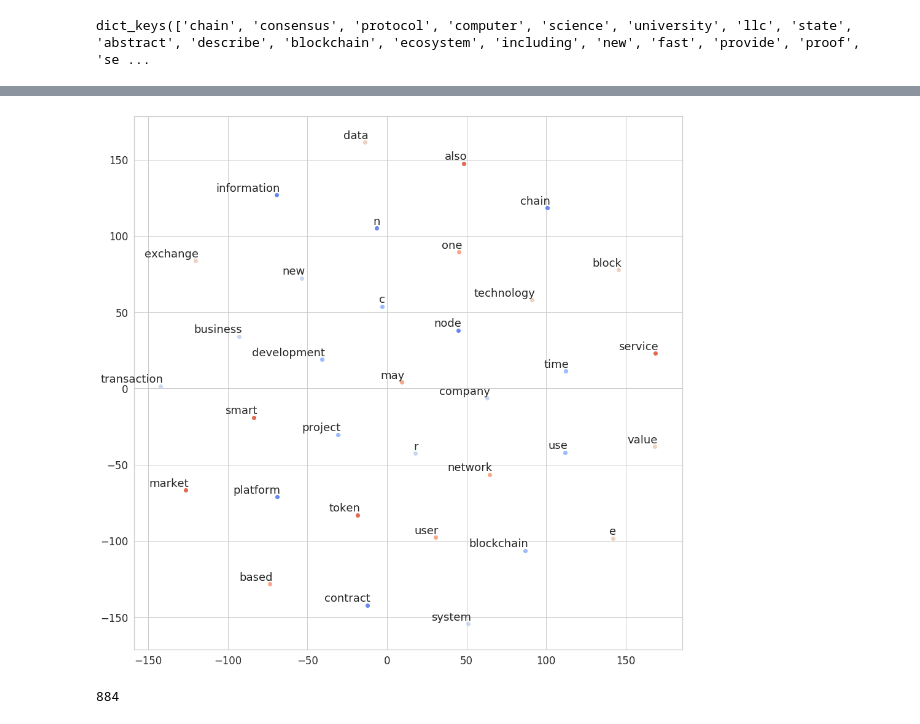
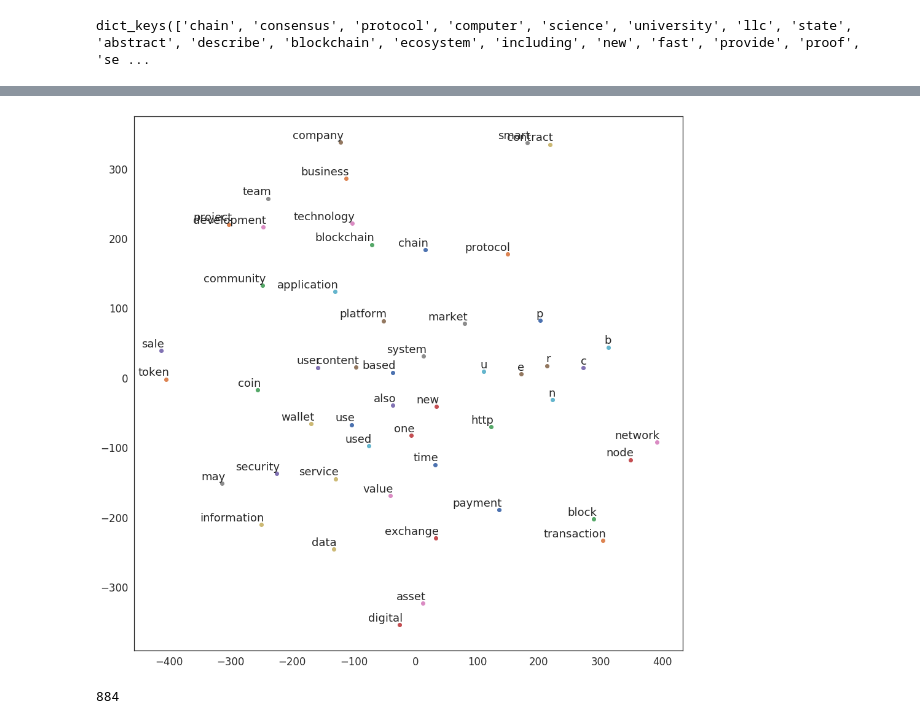
Before and after one commit to aziz0519/Data-Science-Projects, a Jupyter notebook: Text_analytics_of_blockchain_whitepapers.ipynb, the cells around one changed output, grey strips where cells are left out. Drawn from its saved outputs; the diff is of its cells as text; code cells hidden in the pictures.

```diff
--- a/Text_analytics_of_blockchain_whitepapers.ipynb
+++ b/Text_analytics_of_blockchain_whitepapers.ipynb
@@ -497,5 +678,5 @@ data.head()
 # %%
-data_v1 = data[['first_price','clean_text_length','text_corpus_length','hasGithub','hasLinkedIn','hasBitcoin','hasTeamInfo','hasBlockchain','hasToken','hasUser','hasContract','day_diff','log_first_price','log_daysdiff','log_clean_text1','log_clean_text2','price_drop_true','latest_price','polarity_scores']]
+data_v1 = data[['first_price','text_corpus_length','hasLinkedIn','hasBitcoin','hasTeamInfo','hasBlockchain','hasUser','hasContract','hasNode','log_first_price','log_clean_text2','price_change','price_drop_true','latest_price','log_latest_price','log_day_diff','readability','polarity_scores','log_polarity','subjectivity_scores','log_subjectivity']]
 
 data_v1.head()
 # %% [output]
@@ -530,5 +712,5 @@ print(score)
 # %%
-colnames = ['first_price','text_corpus_length','hasLinkedIn','hasTeamInfo','hasToken','hasContract','polarity_scores','day_diff','latest_price']
+colnames = ['first_price','hasTeamInfo','hasBitcoin','hasContract','hasUser','hasNode','readability','log_day_diff','log_polarity']
 
 x = data_v1[colnames]
 
@@ -728,8 +940,8 @@ from gensim.utils import simple_preprocess
 from gensim.models import Word2Vec, CoherenceModel, LdaModel, LsiModel
 from pprint import pprint
 # %%
-model = Word2Vec(size = 100, window = 5, min_count = 200, sg =0)
-model.build_vocab(list_words)
+model = Word2Vec(size = 300, window = 10, min_count = 200, sg =0,iter=10)
+model.build_vocab(data['text_corpus'])
 # %%
 model.wv.vocab.keys()
 # %% [output]
@@ -766,7 +978,7 @@ def tsne_plot(model):
         tokens.append(model[word])
         labels.append(word)
 
-    tsne_model = TSNE(perplexity=40, n_components=2, init='pca', n_iter=3500, random_state=100)
+    tsne_model = TSNE(perplexity=10, n_components=2, init='pca', n_iter=3500, random_state=100)
     new_values = tsne_model.fit_transform(tokens)
 
     x = []
@@ -792,9 +1006,9 @@ tsne_plot(model)
 # %%
 # A more selective model
-model = Word2Vec(list_words,size=100, window=20, min_count=9000, workers=4)
+model = Word2Vec(list_words,size=300, window=20, min_count=7000, workers=4)
 tsne_plot(model)
 # %% [output]
-[figure, old version]
+[figure, new version]
 # %%
 model.corpus_count
 # %% [output]
```
Also changed, not shown: parts of 101 cells of this notebook.
